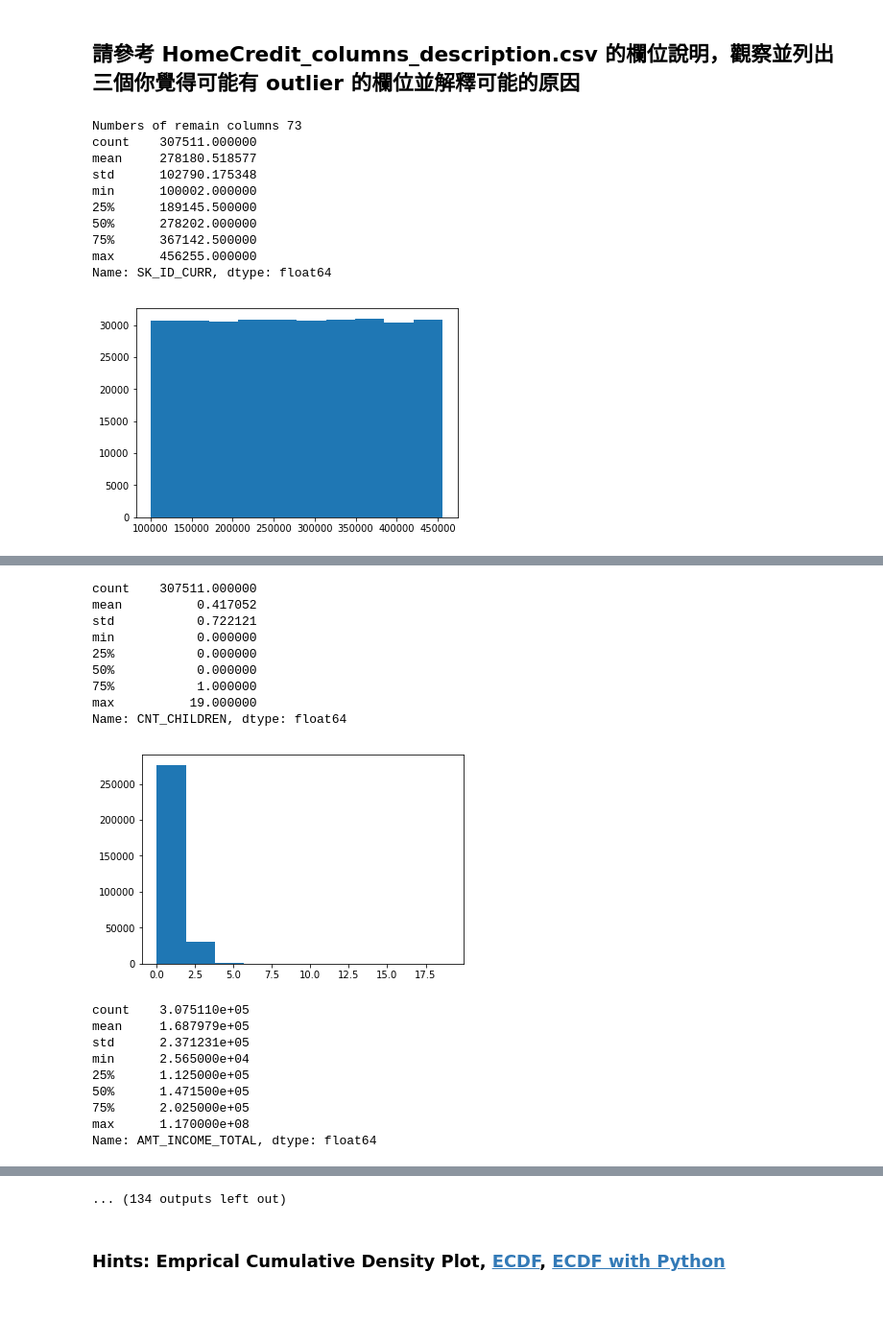
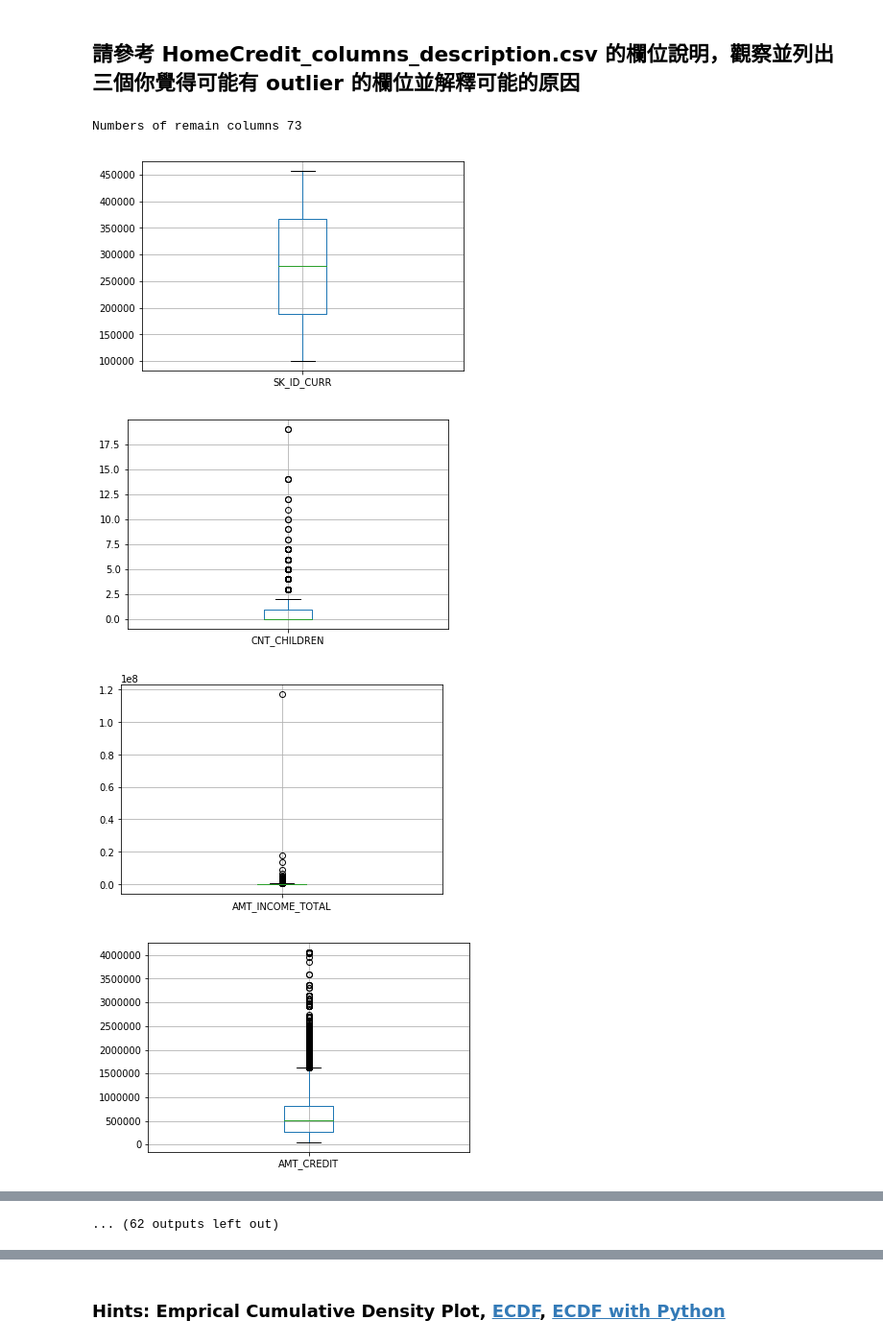
Before and after one commit to jackiechen08/2nd-ML100Days, a Jupyter notebook: homework/Day_006_HW.ipynb, the cells around one changed output, grey strips where cells are left out. Shown: that part at 96% size. Cells and saved outputs as stored; diff of their text form; code cells hidden in the pictures; blank space fills up the shorter version.

```diff
--- a/homework/Day_006_HW.ipynb
+++ b/homework/Day_006_HW.ipynb
@@ -33,37 +33,33 @@ Path of read in data: ./data/Part01/application_train.csv
 # %%
 # 先篩選數值型的欄位
 """
 YOUR CODE HERE, fill correct data types (for example str, float, int, ...)
 dtype_select = [float]
 print(type(dtype_select))
 print(list(app_train.dtypes))
 tttt = list(app_train.select_dtypes(include=['float64', 'int64']))
 print(tttt)
 """
-
+#numeric_columns = list(app_train.columns[list(app_train.dtypes.isin(['int64', 'float64']))])
 numeric_columns = list(app_train.select_dtypes(include=['float64', 'int64']))
 
 # 再把只有 2 值 (通常是 0,1) 的欄位去掉
 numeric_columns = list(app_train[numeric_columns].columns[list(app_train[numeric_columns].apply(lambda x:len(x.unique())!=2 ))])
 print("Numbers of remain columns %d" % (len(numeric_columns)))
 
 # 檢視這些欄位的數值範圍
 for col in numeric_columns:
     """
     Your CODE HERE, make the box plot
+
     """
-    print(app_train[col].describe())
-    plt.hist(app_train[col])
+    #print(app_train[col].describe())
+    #plt.hist(app_train[col])
+    app_train.boxplot(col)
     plt.show()
 # %% [output]
 Numbers of remain columns 73
-count    307511.000000
-mean     278180.518577
-std      102790.175348
-min      100002.000000
-25%      189145.500000
-50%      278202.000000
-75%      367142.500000
-max      456255.000000
-Name: SK_ID_CURR, dtype: float64
-[figure, old version]
+[figure, new version]
+[figure, new version]
+[figure, new version]
+[figure, new version]
@@ -70,19 +73 @@ Name: SK_ID_CURR, dtype: float64
-count    307511.000000
-mean          0.417052
-std           0.722121
-min           0.000000
-25%           0.000000
-50%           0.000000
-75%           1.000000
-max          19.000000
-Name: CNT_CHILDREN, dtype: float64
+... (62 outputs left out)
-[figure, old version]
-count    3.075110e+05
-mean     1.687979e+05
-std      2.371231e+05
-min      2.565000e+04
-25%      1.125000e+05
-50%      1.471500e+05
-75%      2.025000e+05
-max      1.170000e+08
-Name: AMT_INCOME_TOTAL, dtype: float64
@@ -120,4 +74,3 @@ Name: AMT_GOODS_PRICE, dtype: float64
-... (134 outputs left out)
 # %%
 # 從上面的圖檢查的結果，至少這三個欄位好像有點可疑
 
```
Also changed, not shown: parts of 5 cells of this notebook.
